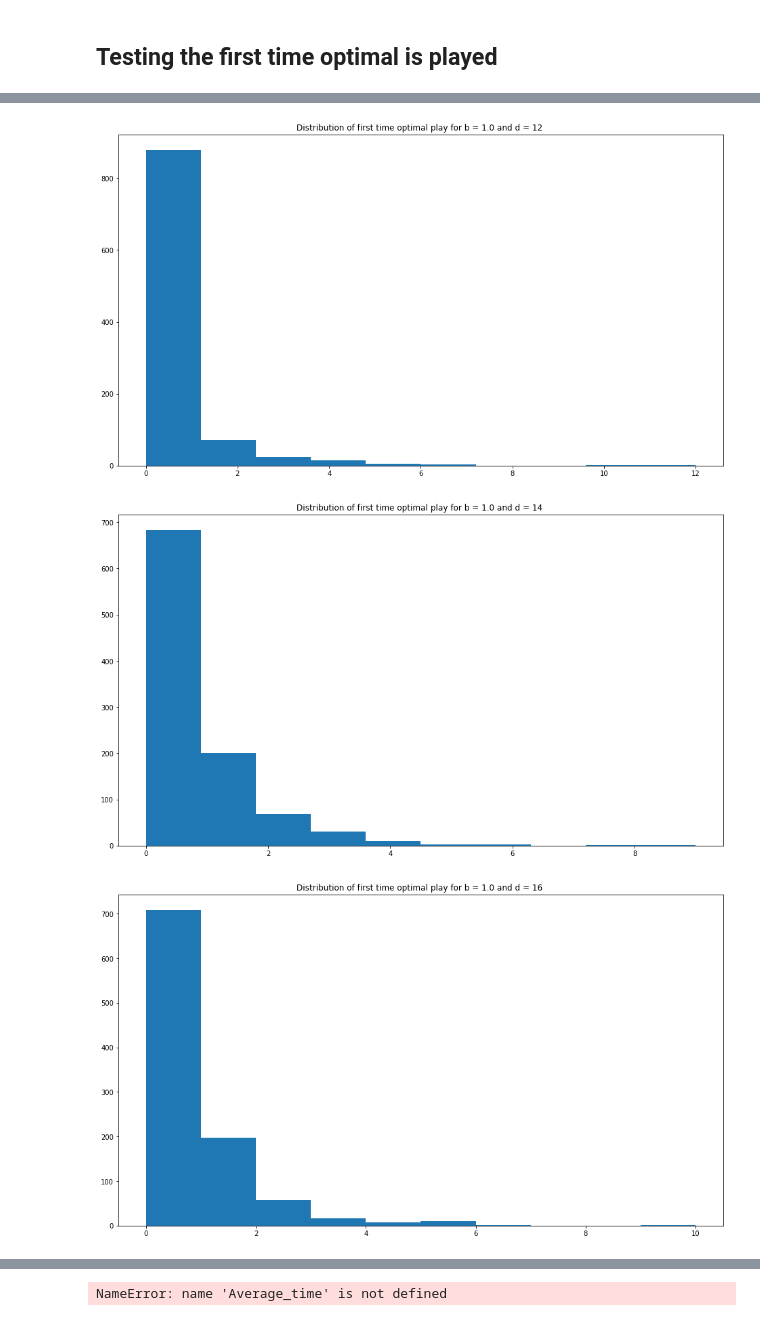
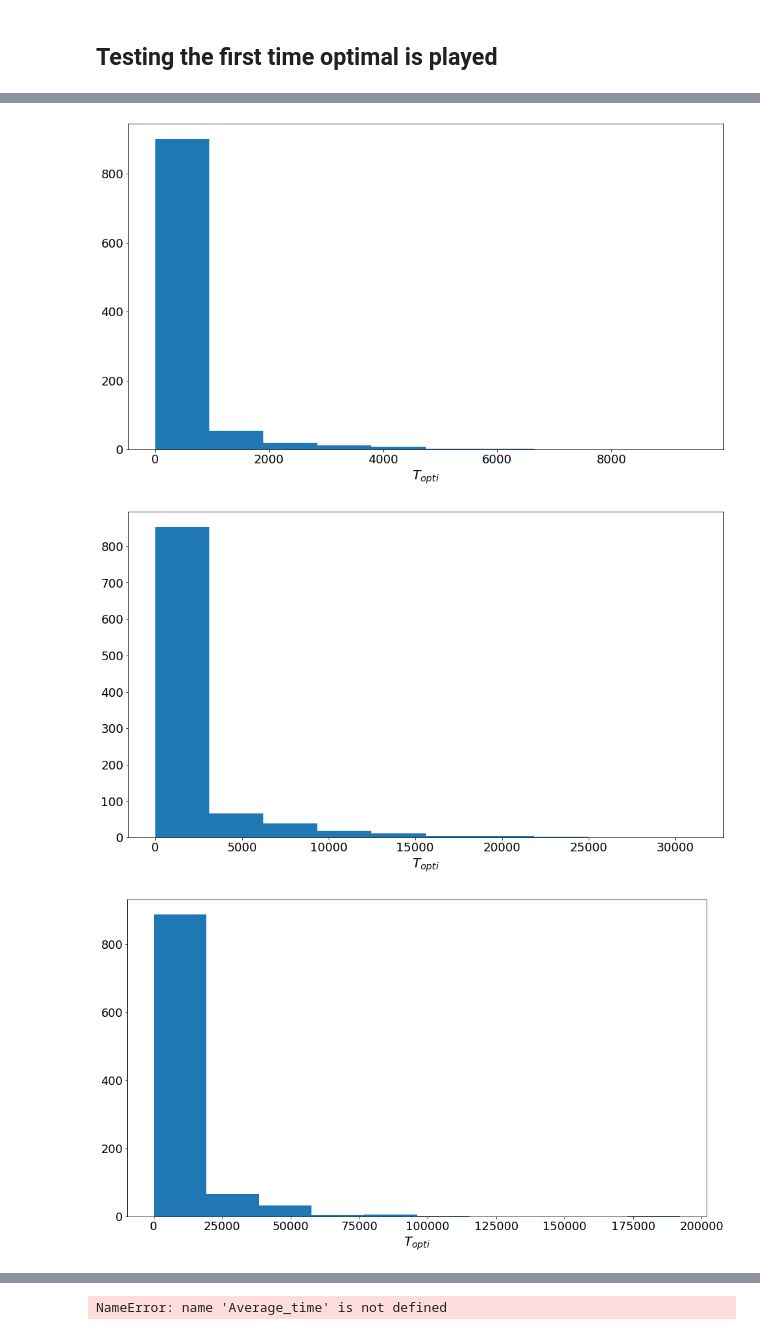
Before and after one commit to RaymZhang/TS_Combinatorial_Semi_Bandits_Curse, a Jupyter notebook: CTS_bipartite_graph.ipynb, the cells around one changed output, grey strips where cells are left out. Saved outputs shown, nothing was run; the diff lists cells and outputs as text; code cells hidden in the pictures.

Commit message:
Graph rework

```diff
--- a/CTS_bipartite_graph.ipynb
+++ b/CTS_bipartite_graph.ipynb
@@ -648,7 +650,7 @@ array([[0.    , 0.9   , 0.99  , 0.999 , 0.9999],
 # %%
 class Two_decision_env():
     """
-    Create an environment with 2 decisions composed of d/2 items with reward a and b with a>b>1/2
+    Create an environment with 2 decisions composed of d items with reward a and b with a>b>1/2
 
     """
     def __init__(self,d,a = 1,b = 0.9,sigma = 1,random_variable = "bernoulli"):
@@ -666,15 +668,15 @@ class Two_decision_env():
         """
         if self.random_variable == "bernoulli":
             if decision == 0:
-                reward = bernoulli.rvs(self.a, size = d)
+                reward = bernoulli.rvs(self.a, size = self.d)
             elif decision == 1:
-                reward = bernoulli.rvs(self.b, size = d)
+                reward = bernoulli.rvs(self.b, size = self.d)
 
         elif self.random_variable == "gaussian":
             if decision == 0:
-                reward = norm.rvs(self.a, scale=self.sigma, size = d)
+                reward = norm.rvs(self.a, scale=self.sigma, size = self.d)
             elif decision == 1:
-                reward = norm.rvs(self.b, scale=self.sigma, size = d)
+                reward = norm.rvs(self.b, scale=self.sigma, size = self.d)
 
         if decision == 1:
             regret = (self.a-self.b)*self.d
@@ -707,6 +709,7 @@ class CTS_exp():
 
         self.post_distrib = post_distrib
         self.playhist = []
+        self.decision = 1
 
 
         if self.post_distrib == "beta":
@@ -724,6 +727,7 @@ class CTS_exp():
         self.weight_draw = np.zeros(2*d)
         self.numplayed = np.zeros(2)
         self.playhist = []
+        self.decision = 1
 
         if self.n_init > 0:
             self.initialization = True
@@ -801,22 +805,23 @@ class CTS_exp():
 # %%
 # testing the first time optimal is played
 
-ds = range(10,20,2)
-distrib_first_optimal = []
+ds = list(range(8,15,2))
+distrib_first_optimal = [[] for d in ds]
 n_trial = 1000
 a=1
-b=0.995
-n_init = 20
+b=0.9
+n_init = 0
 random_variable = "bernoulli"
 post_distrib = "beta"
 
-upper_limit = 200000
+upper_limit = 20000000
 #n_iteration = 20000
 
 
-for i,d in enumerate(ds):
+
+for i,d in enumerate(ds[::-1]):
     print("d = ",d)
-    distrib_first_optimal.append([])
+
 
     for iteration in range(n_trial):
         if iteration%100 == 0:
@@ -831,7 +836,7 @@ for i,d in enumerate(ds):
                 reward_dict, regret = env.draw(decision)
                 player.update(reward_dict)
 
-        while player.decision and counter < uper_limit:
+        while player.decision and counter < upper_limit:
                 decision = player.play()
                 reward_dict, regret = env.draw(decision)
                 player.update(reward_dict)
@@ -840,6 +845,5 @@ for i,d in enumerate(ds):
                 if counter%2000 == 0:
                     print("Have still not played the optimal arm at time {}".format(counter))
 
-
-        distrib_first_optimal[i].append(counter)
+        distrib_first_optimal[-(i+1)].append(counter)
 # %% [output]
@@ -865,8 +871,15 @@ bins = [0,50,100,1000,5000,10000,20000]
 # %%
+distrib_first_optimal = np.load("Distribution_b07_d30_60_10.npy")
+b = 0.7
+ds = range(30,61,10)
 for i,d in enumerate(ds):
     plt.figure(i,figsize = (16,9))
     plt.clf()
     bins  = [0]+[2] + list(np.linspace(min(distrib_first_optimal[i]),max(distrib_first_optimal[i]),11))[1:]
     plt.hist(distrib_first_optimal[i])
-    plt.title("Distribution of first time optimal play for b = {:.1f} and d = {:d} ".format(b,d))
+    #plt.title("Distribution of first optimal play  for b = {:.1f} and d = {:d} ".format(b,d),fontsize=20)
+    plt.xlabel(r'$T_{opti}$', fontsize=20)
+    plt.tick_params(axis='x', labelsize=18)
+    plt.tick_params(axis='y', labelsize=18)
+    plt.savefig('b{:.1f}m{:d}.pdf'.format(b,int(d/2)))
 # %% [output]
@@ -874,3 +887,3 @@ for i,d in enumerate(ds):
-[figure, old version]
+[figure, new version]
-[figure, old version]
+[figure, new version]
-[figure, old version]
+[figure, new version]
```
Also changed, not shown: parts of 12 cells of this notebook, 40 other files.
